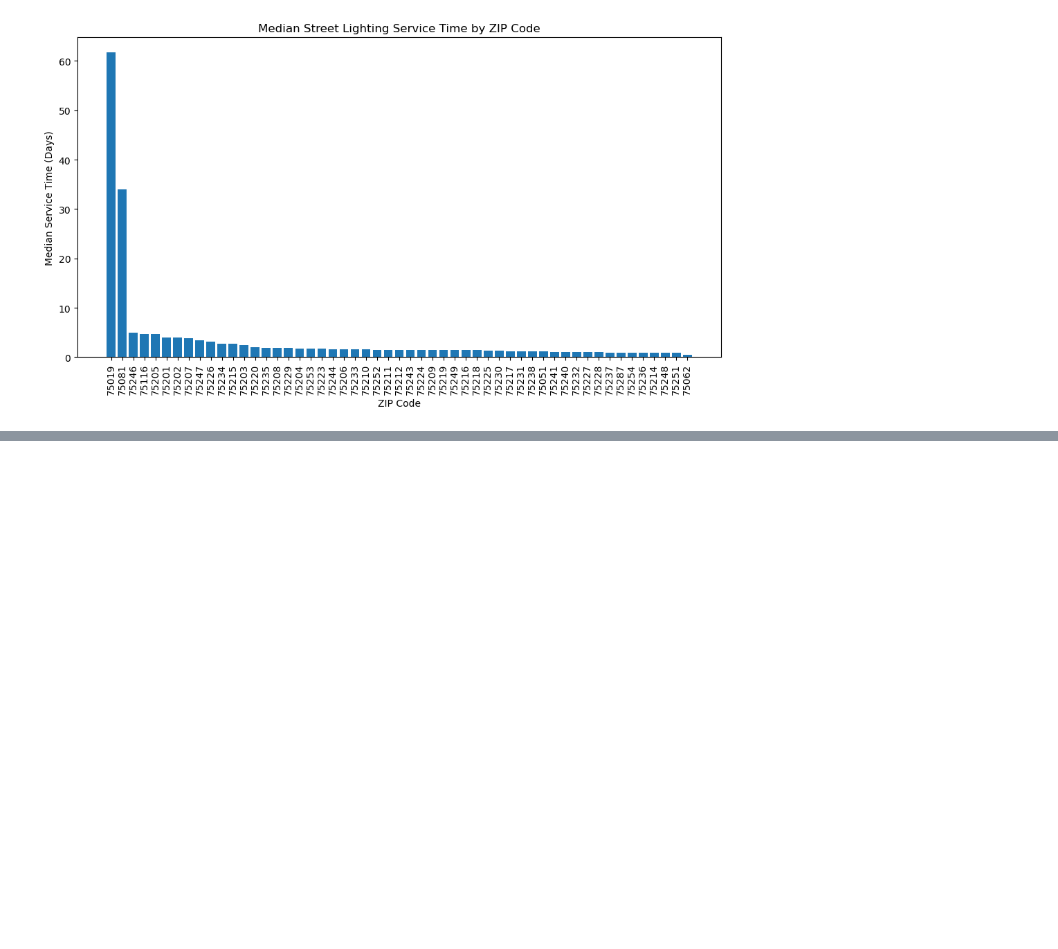
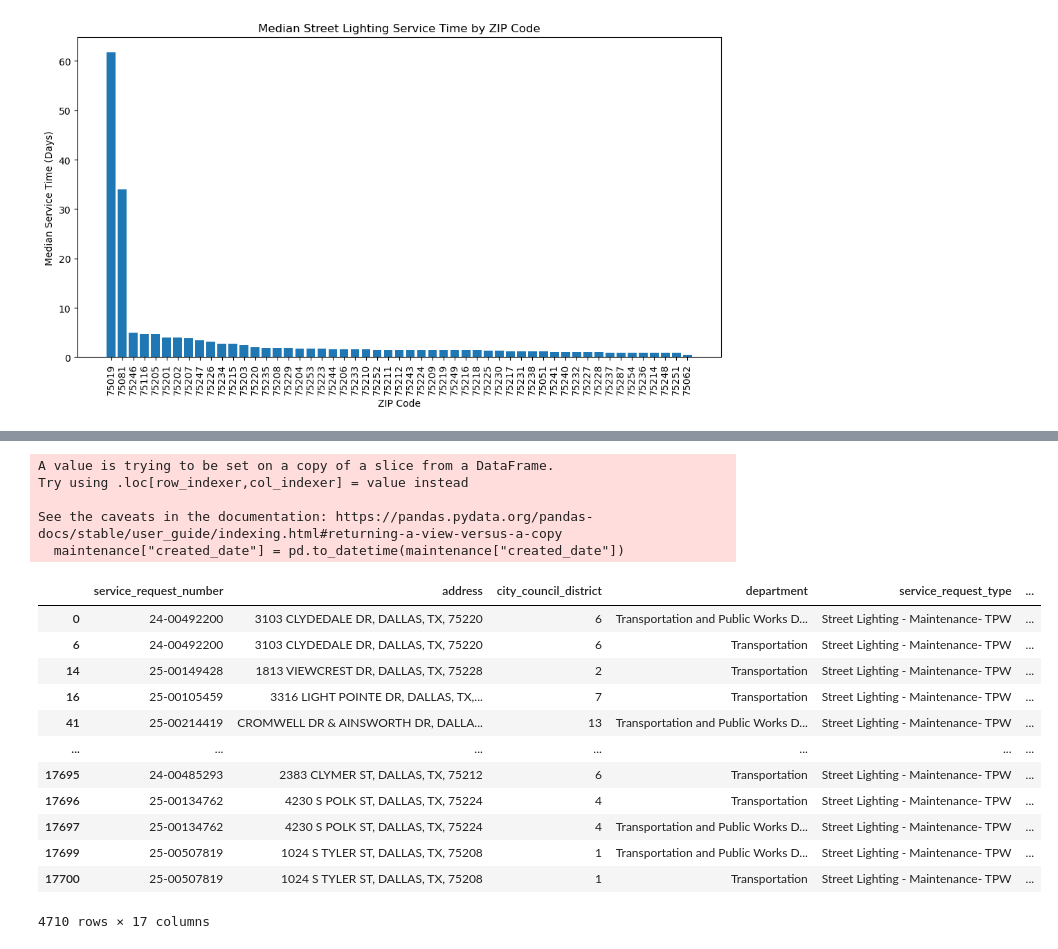
Before and after one commit to ratraverfallick/Hackathon_REU2026_Group4, a Jupyter notebook: lightdata.ipynb, the cells around one changed output, grey strips where cells are left out. Drawn from its saved outputs; the diff is of its cells as text; code cells hidden in the pictures; blank space fills up the shorter version.

```diff
--- a/lightdata.ipynb
+++ b/lightdata.ipynb
@@ -200,0 +232,28 @@ plt.show()
+# %%
+maintenance["created_date"] = pd.to_datetime(maintenance["created_date"])
+
+light_df = maintenance[
+    (maintenance["created_date"].dt.year >= 2021) &
+    (maintenance["created_date"].dt.year <= 2025)
+]
+
+light_df
+# %% [output]
+A value is trying to be set on a copy of a slice from a DataFrame.
+Try using .loc[row_indexer,col_indexer] = value instead
+
+See the caveats in the documentation: https://pandas.pydata.org/pandas-docs/stable/user_guide/indexing.html#returning-a-view-versus-a-copy
+  maintenance["created_date"] = pd.to_datetime(maintenance["created_date"])
+|  | service_request_number | address | city_council_district | department | service_request_type | ... |
+| 0 | 24-00492200 | 3103 CLYDEDALE DR, DALLAS, TX, 75220 | 6 | Transportation and Public Works D... | Street Lighting - Maintenance- TPW | ... |
+| 6 | 24-00492200 | 3103 CLYDEDALE DR, DALLAS, TX, 75220 | 6 | Transportation | Street Lighting - Maintenance- TPW | ... |
+| 14 | 25-00149428 | 1813 VIEWCREST DR, DALLAS, TX, 75228 | 2 | Transportation | Street Lighting - Maintenance- TPW | ... |
+| 16 | 25-00105459 | 3316 LIGHT POINTE DR, DALLAS, TX,... | 7 | Transportation | Street Lighting - Maintenance- TPW | ... |
+| 41 | 25-00214419 | CROMWELL DR & AINSWORTH DR, DALLA... | 13 | Transportation and Public Works D... | Street Lighting - Maintenance- TPW | ... |
+| ... | ... | ... | ... | ... | ... | ... |
+| 17695 | 24-00485293 | 2383 CLYMER ST, DALLAS, TX, 75212 | 6 | Transportation | Street Lighting - Maintenance- TPW | ... |
+| 17696 | 25-00134762 | 4230 S POLK ST, DALLAS, TX, 75224 | 4 | Transportation | Street Lighting - Maintenance- TPW | ... |
+| 17697 | 25-00134762 | 4230 S POLK ST, DALLAS, TX, 75224 | 4 | Transportation and Public Works D... | Street Lighting - Maintenance- TPW | ... |
+| 17699 | 25-00507819 | 1024 S TYLER ST, DALLAS, TX, 75208 | 1 | Transportation and Public Works D... | Street Lighting - Maintenance- TPW | ... |
+| 17700 | 25-00507819 | 1024 S TYLER ST, DALLAS, TX, 75208 | 1 | Transportation | Street Lighting - Maintenance- TPW | ... |
+4710 rows × 17 columns
```
Also changed, not shown: parts of 6 cells of this notebook, 1 other file.
